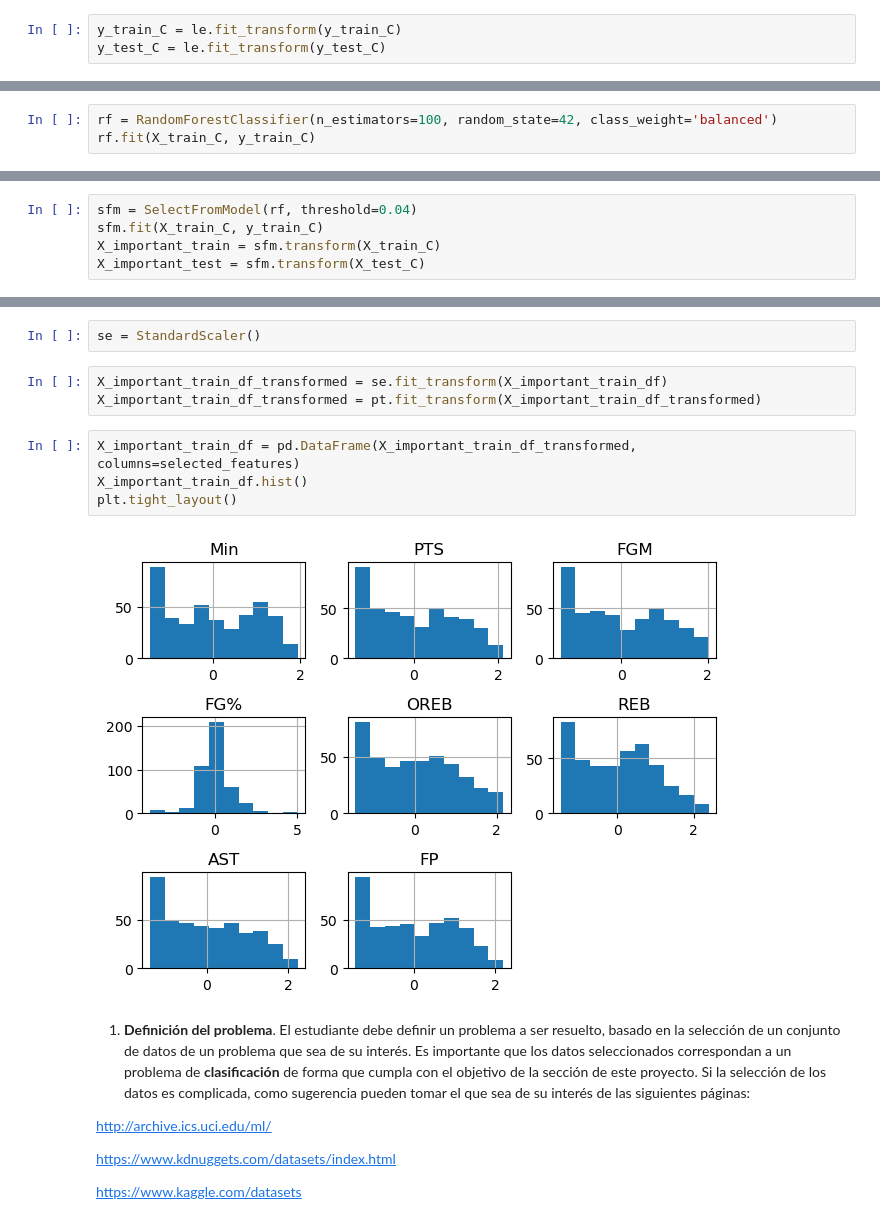
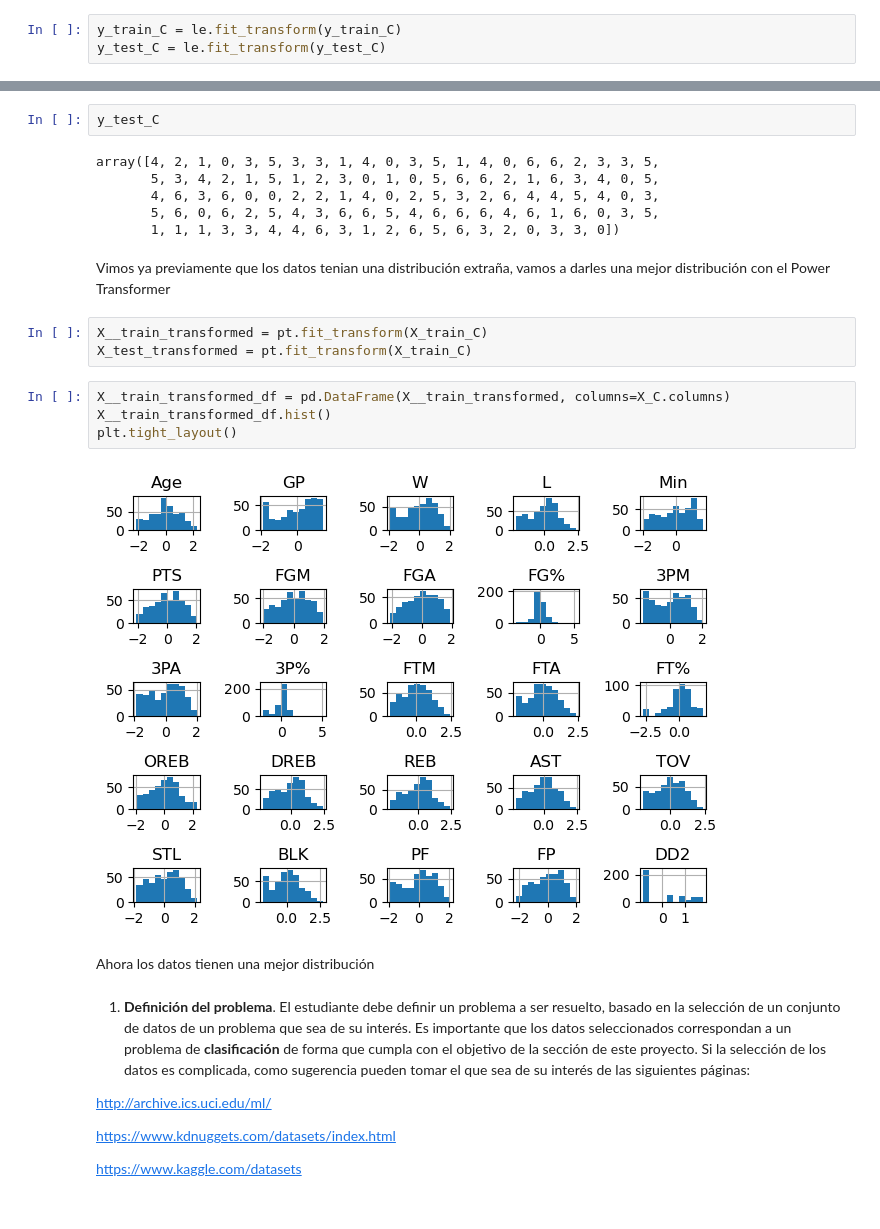
Before and after one commit to RafaelTakata0105/Proyecto_Flores_Takata, a Jupyter notebook: notebooks/Proyecto_final.ipynb, the cells around one changed output, grey strips where cells are left out. Cells and saved outputs as stored; diff of their text form.

```diff
--- a/notebooks/Proyecto_final.ipynb
+++ b/notebooks/Proyecto_final.ipynb
@@ -323,3 +372,0 @@ y_test_C = le.fit_transform(y_test_C)
-# %%
-rf = RandomForestClassifier(n_estimators=100, random_state=42, class_weight='balanced')
-rf.fit(X_train_C, y_train_C)
@@ -340,5 +372,0 @@ plt.show()
-# %%
-sfm = SelectFromModel(rf, threshold=0.04)
-sfm.fit(X_train_C, y_train_C)
-X_important_train = sfm.transform(X_train_C)
-X_important_test = sfm.transform(X_test_C)
@@ -363,14 +373,24 @@ plt.tight_layout()
-# %%
-se = StandardScaler()
-# %%
-X_important_train_df_transformed = se.fit_transform(X_important_train_df)
-X_important_train_df_transformed = pt.fit_transform(X_important_train_df_transformed)
+# %%
+y_test_C
+# %% [output]
+array([4, 2, 1, 0, 3, 5, 3, 3, 1, 4, 0, 3, 5, 1, 4, 0, 6, 6, 2, 3, 3, 5,
+       5, 3, 4, 2, 1, 5, 1, 2, 3, 0, 1, 0, 5, 6, 6, 2, 1, 6, 3, 4, 0, 5,
+       4, 6, 3, 6, 0, 0, 2, 2, 1, 4, 0, 2, 5, 3, 2, 6, 4, 4, 5, 4, 0, 3,
+       5, 6, 0, 6, 2, 5, 4, 3, 6, 6, 5, 4, 6, 6, 6, 4, 6, 1, 6, 0, 3, 5,
+       1, 1, 1, 3, 3, 4, 4, 6, 3, 1, 2, 6, 5, 6, 3, 2, 0, 3, 3, 0])
+# %% [markdown]
+Vimos ya previamente que los datos tenian una distribución extraña, vamos a darles una mejor distribución con el Power Transformer
+# %%
+X__train_transformed = pt.fit_transform(X_train_C)
+X_test_transformed = pt.fit_transform(X_train_C)
 # %%
-X_important_train_df = pd.DataFrame(X_important_train_df_transformed, columns=selected_features)
-X_important_train_df.hist()
+X__train_transformed_df = pd.DataFrame(X__train_transformed, columns=X_C.columns)
+X__train_transformed_df.hist()
 plt.tight_layout()
 # %% [output]
-[figure, old version]
+[figure, new version]
+# %% [markdown]
+Ahora los datos tienen una mejor distribución
 # %% [markdown]
 1. **Definición del problema**. El estudiante debe definir un problema a ser resuelto, basado en la selección de un conjunto de datos de un problema que sea de su interés. Es importante que los datos seleccionados correspondan a un problema de **clasificación** de forma que cumpla con el objetivo de la sección de este proyecto. Si la selección de los datos es complicada, como sugerencia pueden tomar el que sea de su interés de las siguientes páginas:
 
```
Also changed, not shown: parts of 17 cells of this notebook.
